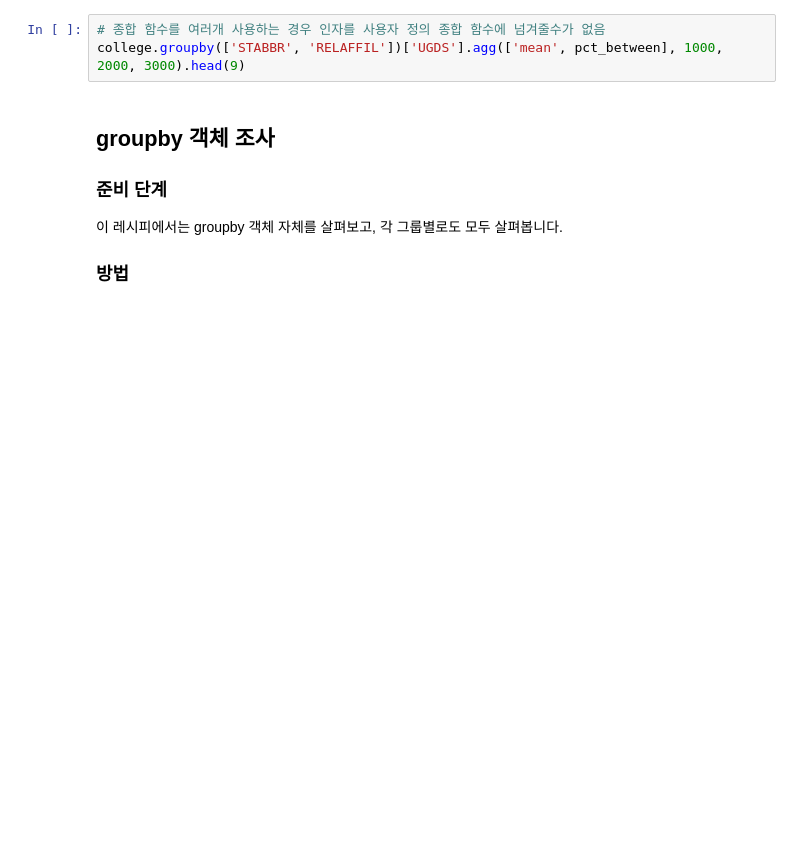
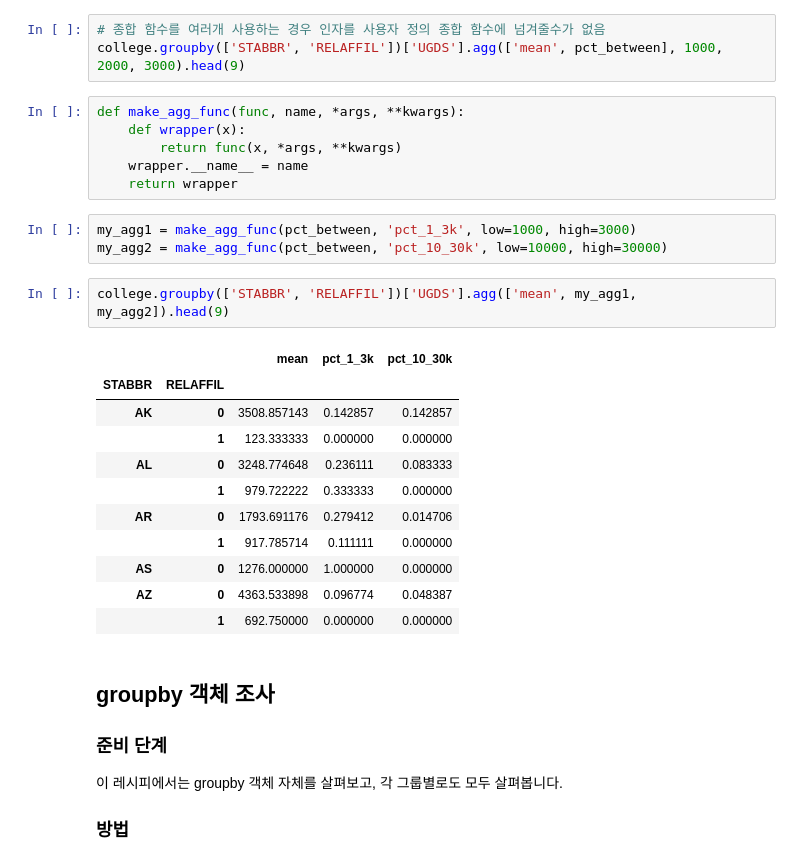
Before and after one commit to LeeSM0518/TIL-1, a Jupyter notebook: Pandas/pandascookbook/07.grouping_for_aggregation_filtration_and_transformation.ipynb, the cells around one changed output. Saved outputs shown, nothing was run; the diff lists cells and outputs as text; blank space fills up the shorter version.

```diff
--- a/Pandas/pandascookbook/07.grouping_for_aggregation_filtration_and_transformation.ipynb
+++ b/Pandas/pandascookbook/07.grouping_for_aggregation_filtration_and_transformation.ipynb
@@ -424,6 +424,29 @@ Name: UGDS, dtype: float64
 # %%
 # 종합 함수를 여러개 사용하는 경우 인자를 사용자 정의 종합 함수에 넘겨줄수가 없음
 college.groupby(['STABBR', 'RELAFFIL'])['UGDS'].agg(['mean', pct_between], 1000, 2000, 3000).head(9)
+# %%
+def make_agg_func(func, name, *args, **kwargs):
+    def wrapper(x):
+        return func(x, *args, **kwargs)
+    wrapper.__name__ = name
+    return wrapper
+# %%
+my_agg1 = make_agg_func(pct_between, 'pct_1_3k', low=1000, high=3000)
+my_agg2 = make_agg_func(pct_between, 'pct_10_30k', low=10000, high=30000)
+# %%
+college.groupby(['STABBR', 'RELAFFIL'])['UGDS'].agg(['mean', my_agg1, my_agg2]).head(9)
+# %% [output]
+|  |  | mean | pct_1_3k | pct_10_30k |
+| STABBR | RELAFFIL |  |  |  |
+| AK | 0 | 3508.857143 | 0.142857 | 0.142857 |
+|  | 1 | 123.333333 | 0.000000 | 0.000000 |
+| AL | 0 | 3248.774648 | 0.236111 | 0.083333 |
+|  | 1 | 979.722222 | 0.333333 | 0.000000 |
+| AR | 0 | 1793.691176 | 0.279412 | 0.014706 |
+|  | 1 | 917.785714 | 0.111111 | 0.000000 |
+| AS | 0 | 1276.000000 | 1.000000 | 0.000000 |
+| AZ | 0 | 4363.533898 | 0.096774 | 0.048387 |
+|  | 1 | 692.750000 | 0.000000 | 0.000000 |
 # %% [markdown]
 ## groupby 객체 조사
 
```
Also changed, not shown: parts of 63 cells of this notebook.
